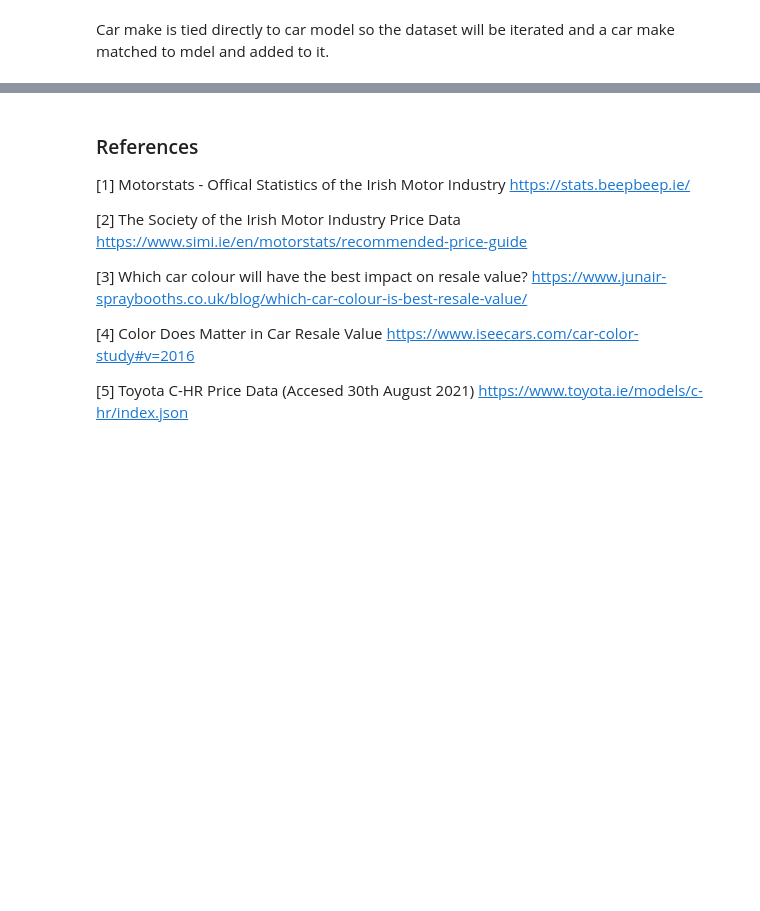
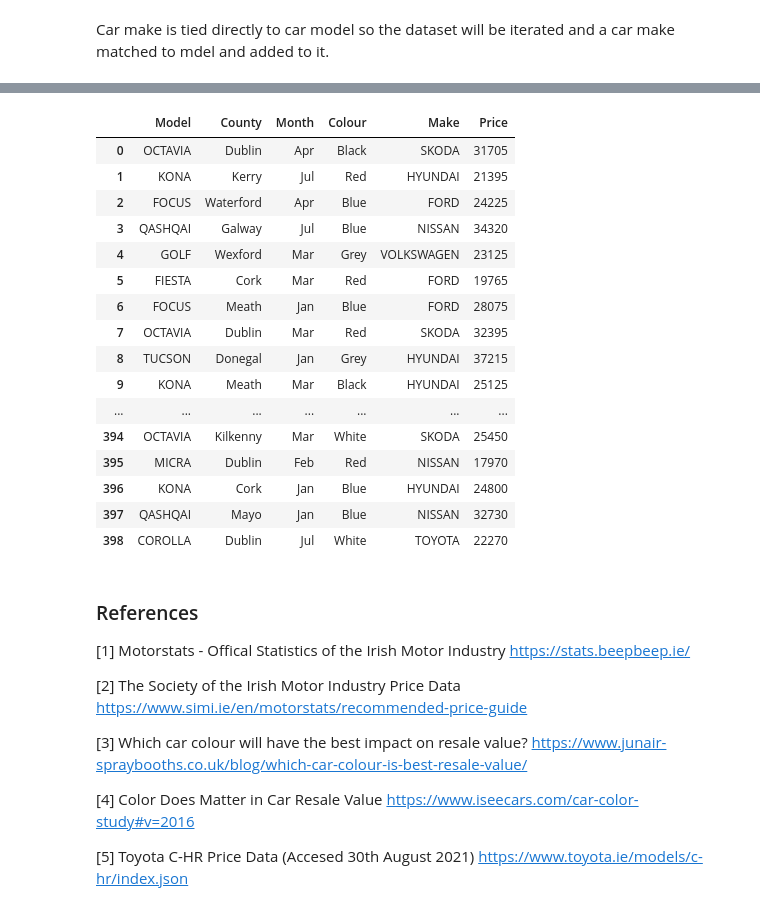
Before and after one commit to danielmccallion/Programming_for_Data_Analysis-Project, a Jupyter notebook: Project.ipynb, the cells around one changed output, grey strips where cells are left out. Drawn from its saved outputs; the diff is of its cells as text; code cells hidden in the pictures; blank space fills up the shorter version.

Commit message:
Variable car price which correlates to car model added.

```diff
--- a/Project.ipynb
+++ b/Project.ipynb
@@ -738,3 +739,51 @@ car_simulated_df
+# %%
+# Dictionary to hold STD and Mean per model
+price_stats_dict = {}
+# %%
+# Iterate dataframe to create a dictionary for quickly finding STD and Mean without searching the Dataframe 1000 times
+for index, row in model_prices_stats_df.iterrows():
+     price_stats_dict[row["MODEL"]] = {"STD": row["STD"],
+                                      "MEAN": row["MEAN"]}
+# %%
+# Iterate dataframe to tie Price to Make but using normal distribution to get a value for the price
+for index, row in car_simulated_df.iterrows():
+    # Get the value for the car model
+    car_make = row["Model"]
+
+    # Get the corresponding STD and Mean values
+    car_mean = price_stats_dict[car_make]["MEAN"]
+    car_std = price_stats_dict[car_make]["STD"]
+
+    # Using normal distribution to get a value for the price for the car based on the model
+    car_price = np.random.normal(car_mean, car_std)
+
+    # Round the price to the nearest €5 as per the car companys prices
+    car_price = 5 * round(car_price/5)
+
+    # Save to list for appending
+    simulated_price_list.append(car_price)
+# %%
+# Append the car price data to the dataset and print it
+car_simulated_df["Price"] = simulated_price_list
+car_simulated_df
+# %% [output]
+|  | Model | County | Month | Colour | Make | Price |
+| 0 | OCTAVIA | Dublin | Apr | Black | SKODA | 31705 |
+| 1 | KONA | Kerry | Jul | Red | HYUNDAI | 21395 |
+| 2 | FOCUS | Waterford | Apr | Blue | FORD | 24225 |
+| 3 | QASHQAI | Galway | Jul | Blue | NISSAN | 34320 |
+| 4 | GOLF | Wexford | Mar | Grey | VOLKSWAGEN | 23125 |
+| 5 | FIESTA | Cork | Mar | Red | FORD | 19765 |
+| 6 | FOCUS | Meath | Jan | Blue | FORD | 28075 |
+| 7 | OCTAVIA | Dublin | Mar | Red | SKODA | 32395 |
+| 8 | TUCSON | Donegal | Jan | Grey | HYUNDAI | 37215 |
+| 9 | KONA | Meath | Mar | Black | HYUNDAI | 25125 |
+| ... | ... | ... | ... | ... | ... | ... |
+| 394 | OCTAVIA | Kilkenny | Mar | White | SKODA | 25450 |
+| 395 | MICRA | Dublin | Feb | Red | NISSAN | 17970 |
+| 396 | KONA | Cork | Jan | Blue | HYUNDAI | 24800 |
+| 397 | QASHQAI | Mayo | Jan | Blue | NISSAN | 32730 |
+| 398 | COROLLA | Dublin | Jul | White | TOYOTA | 22270 |
 # %% [markdown]
 ### References
 [1] Motorstats - Offical Statistics of the Irish Motor Industry
```
Also changed, not shown: parts of 15 cells of this notebook.
